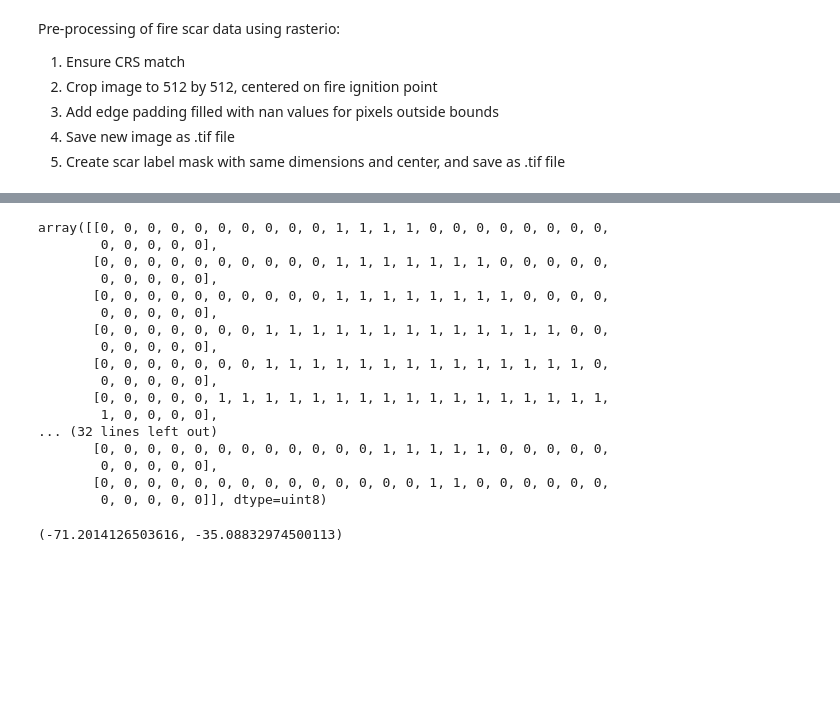
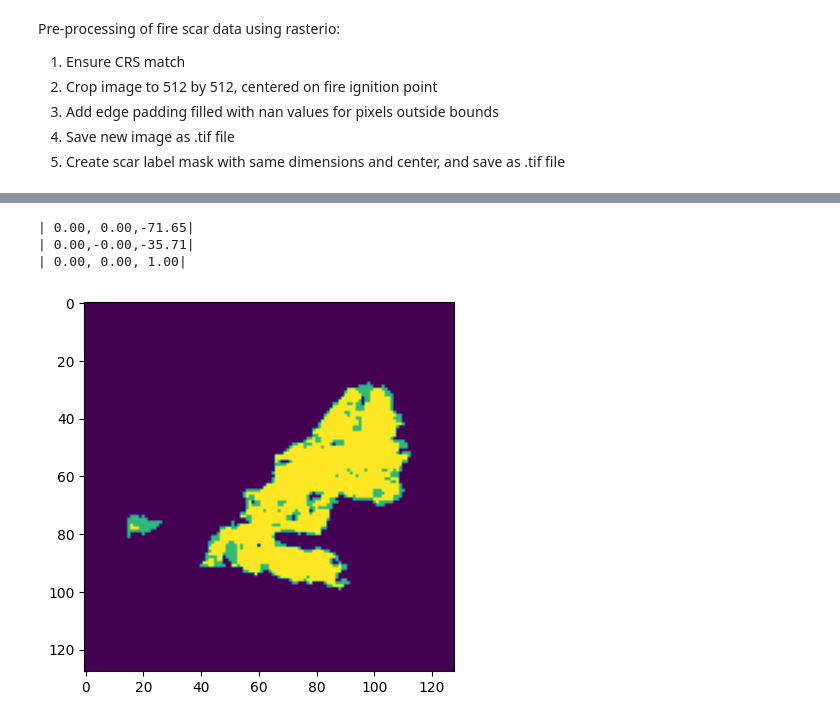
Before and after one commit to abbystokes/wildfire-risk-ml, a Jupyter notebook: data_preprocessing.ipynb, the cells around one changed output, grey strips where cells are left out. Saved outputs shown, nothing was run; the diff lists cells and outputs as text; code cells hidden in the pictures; blank space fills up the shorter version.

```diff
--- a/data_preprocessing.ipynb
+++ b/data_preprocessing.ipynb
@@ -83,25 +100,52 @@ show(severity)
-# %%
-fire_scar.read(1)
-# %% [output]
-array([[0, 0, 0, 0, 0, 0, 0, 0, 0, 0, 1, 1, 1, 1, 0, 0, 0, 0, 0, 0, 0, 0,
-        0, 0, 0, 0, 0],
-       [0, 0, 0, 0, 0, 0, 0, 0, 0, 0, 1, 1, 1, 1, 1, 1, 1, 0, 0, 0, 0, 0,
-        0, 0, 0, 0, 0],
-       [0, 0, 0, 0, 0, 0, 0, 0, 0, 0, 1, 1, 1, 1, 1, 1, 1, 1, 0, 0, 0, 0,
-        0, 0, 0, 0, 0],
-       [0, 0, 0, 0, 0, 0, 0, 1, 1, 1, 1, 1, 1, 1, 1, 1, 1, 1, 1, 1, 0, 0,
-        0, 0, 0, 0, 0],
-       [0, 0, 0, 0, 0, 0, 0, 1, 1, 1, 1, 1, 1, 1, 1, 1, 1, 1, 1, 1, 1, 0,
-        0, 0, 0, 0, 0],
-       [0, 0, 0, 0, 0, 1, 1, 1, 1, 1, 1, 1, 1, 1, 1, 1, 1, 1, 1, 1, 1, 1,
-        1, 0, 0, 0, 0],
-... (32 lines left out)
-       [0, 0, 0, 0, 0, 0, 0, 0, 0, 0, 0, 0, 1, 1, 1, 1, 1, 0, 0, 0, 0, 0,
-        0, 0, 0, 0, 0],
-       [0, 0, 0, 0, 0, 0, 0, 0, 0, 0, 0, 0, 0, 0, 1, 1, 0, 0, 0, 0, 0, 0,
-        0, 0, 0, 0, 0]], dtype=uint8)
-# %%
-# Center coordinates of severity scar:
-severity.xy(severity.height // 2, severity.width // 2)
-# %% [output]
-(-71.2014126503616, -35.08832974500113)
+# %%
+### Zero padding to ensure that the shape is 512 by 512
+from rasterio.crs import CRS
+
+# Open the original severity map
+with rasterio.open(severity_path) as src:
+    severity = src.read(1)
+    h, w = severity.shape
+    crs = src.crs
+    transform = src.transform
+
+# Target size
+target_h, target_w = 128, 128
+
+# Compute padding
+pad_top = (target_h - h) // 2
+pad_bottom = target_h - h - pad_top
+pad_left = (target_w - w) // 2
+pad_right = target_w - w - pad_left
+
+# Pad with zeros (value=0)
+padded_mask = np.pad(severity,
+                     ((pad_top, pad_bottom), (pad_left, pad_right)),
+                     mode='constant', constant_values=0)
+
+# Calculate the shift in the top-left corner after padding
+# Transform is (a, b, x, d, e, y), where (x, y) is the top-left corner of the image
+
+# Shift in x direction (pad_left * pixel_size_x)
+shift_x = np.float64(pad_left) * np.float64(transform[0])
+
+# Shift in y direction (pad_top * pixel_size_y) - note that y is negative in many CRS
+shift_y = np.float64(-pad_top) * np.float64(transform[4])
+
+# Manually adjust the transform
+new_transform = transform * rasterio.transform.Affine.translation(np.float64(shift_x), np.float64(shift_y))
+print(new_transform)
+# Show padded image
+show(padded_mask)
+
+# Save the padded image to disk with the adjusted transform
+output_path = "padded_severity.tif"
+with rasterio.open(output_path, 'w', driver='GTiff',
+                   count=1, dtype=padded_mask.dtype,
+                   crs=crs, transform=new_transform,
+                   width=target_w, height=target_h) as dst:
+    dst.write(padded_mask, 1)
+# %% [output]
+| 0.00, 0.00,-71.65|
+| 0.00,-0.00,-35.71|
+| 0.00, 0.00, 1.00|
+[figure, added]
```
Also changed, not shown: parts of 40 cells of this notebook, 4 other files.
